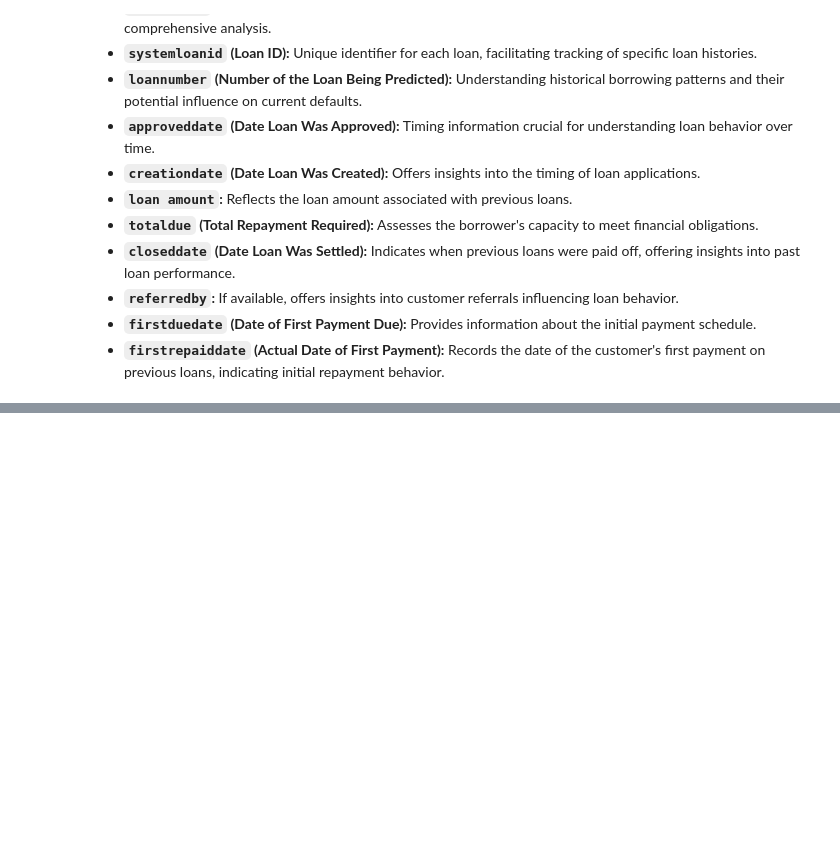
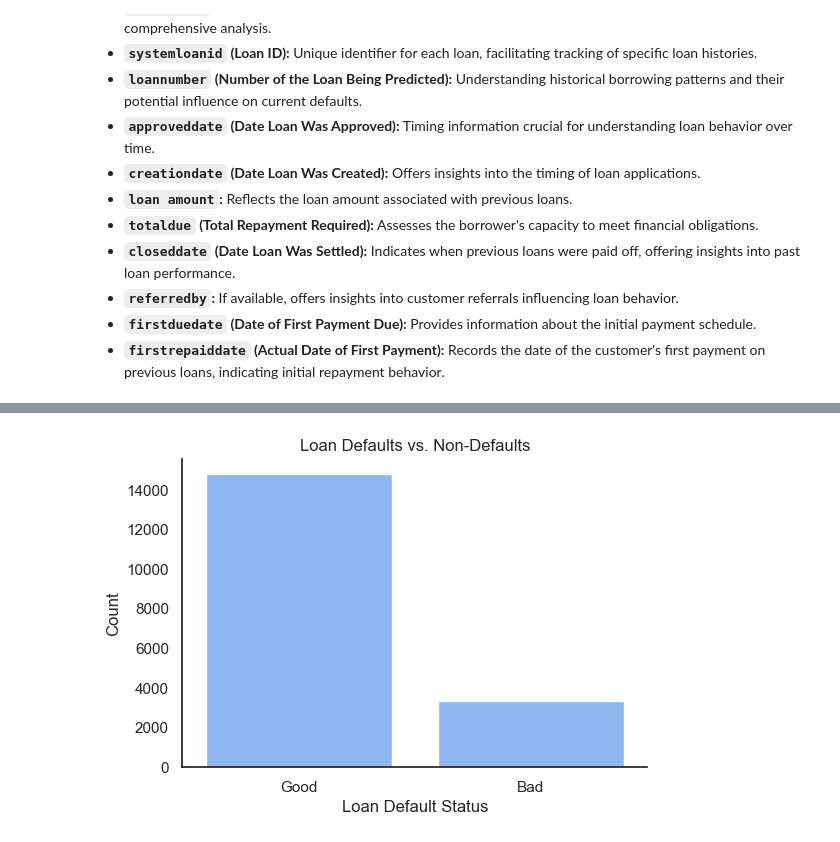
Before and after one commit to wambuapk/predictive-credit-risk, a Jupyter notebook: index.ipynb, the cells around one changed output, grey strips where cells are left out. Cells and saved outputs as stored; diff of their text form; code cells hidden in the pictures; blank space fills up the shorter version.

```diff
--- a/index.ipynb
+++ b/index.ipynb
@@ -129,0 +256,7 @@ from sklearn.tree import plot_tree, export_text
+# %%
+columns_to_update = ['systemloanid', 'loannumber', 'approveddate', 'creationdate', 'loanamount', 'totaldue', 'termdays', 'referredby']
+train_perf.columns = [col + '.perf' if col in columns_to_update else col for col in train_perf.columns]
+
+train_prev_loans.columns = [col + '.prev' if col in columns_to_update else col for col in train_prev_loans.columns]
+print (train_perf. columns)
+print(train_prev_loans.columns)
@@ -129,0 +496,11 @@ from sklearn.tree import plot_tree, export_text
+# %%
+# Bar graph for 'good_bad_flag'
+default_counts = merged_data['good_bad_flag'].value_counts()
+plt.figure(figsize=(6, 4))
+sns.barplot(x=default_counts.index, y=default_counts.values, color=light_blue)
+plt.xlabel('Loan Default Status')
+plt.ylabel('Count')
+plt.title('Loan Defaults vs. Non-Defaults')
+plt.show()
+# %% [output]
+[figure, added]
```
Also changed, not shown: parts of 33 cells of this notebook, 1 other file.
